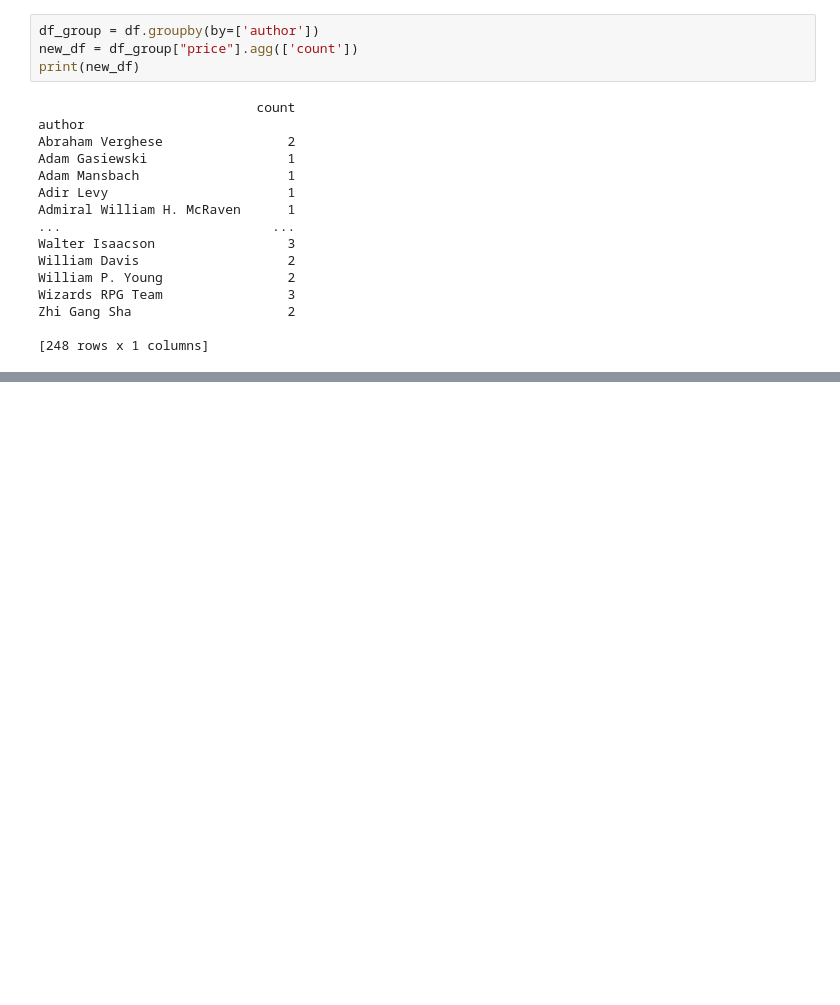
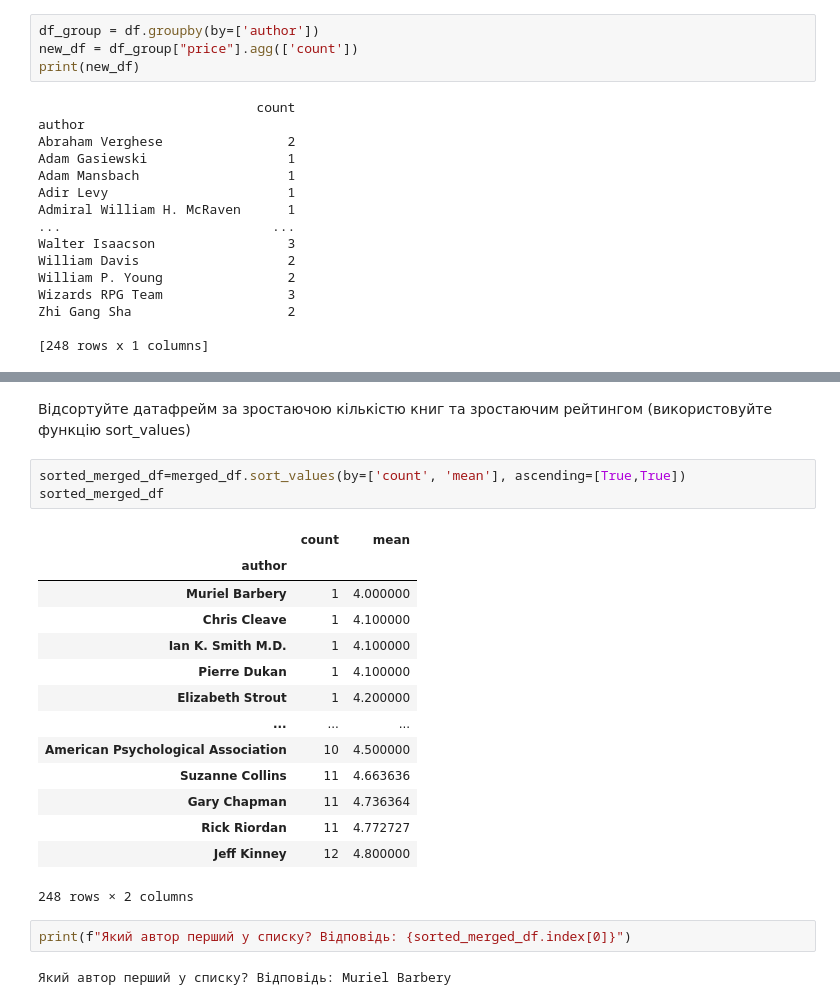
Before and after one commit to OlegNiedz/DS_HW5, a Jupyter notebook: HW5/hw5/HW5_3.ipynb, the cells around one changed output, grey strips where cells are left out. Drawn from its saved outputs; the diff is of its cells as text; blank space fills up the shorter version.

```diff
--- a/HW5/hw5/HW5_3.ipynb
+++ b/HW5/hw5/HW5_3.ipynb
@@ -190,0 +260,24 @@ Zhi Gang Sha                    2
+# %% [markdown]
+Відсортуйте датафрейм за зростаючою кількістю книг та зростаючим рейтингом (використовуйте функцію sort_values)
+# %%
+sorted_merged_df=merged_df.sort_values(by=['count', 'mean'], ascending=[True,True])
+sorted_merged_df
+# %% [output]
+|  | count | mean |
+| author |  |  |
+| Muriel Barbery | 1 | 4.000000 |
+| Chris Cleave | 1 | 4.100000 |
+| Ian K. Smith M.D. | 1 | 4.100000 |
+| Pierre Dukan | 1 | 4.100000 |
+| Elizabeth Strout | 1 | 4.200000 |
+| ... | ... | ... |
+| American Psychological Association | 10 | 4.500000 |
+| Suzanne Collins | 11 | 4.663636 |
+| Gary Chapman | 11 | 4.736364 |
+| Rick Riordan | 11 | 4.772727 |
+| Jeff Kinney | 12 | 4.800000 |
+248 rows × 2 columns
+# %%
+print(f"Який автор перший у списку? Відповідь: {sorted_merged_df.index[0]}")
+# %% [output]
+Який автор перший у списку? Відповідь: Muriel Barbery
```
Also changed, not shown: parts of 9 cells of this notebook.
